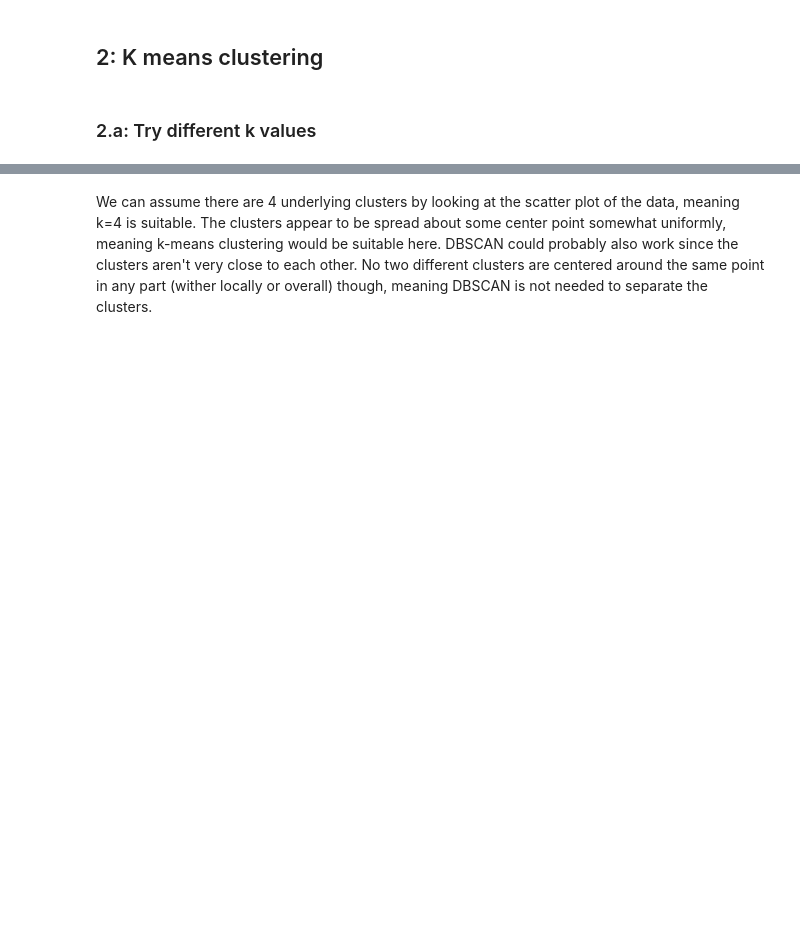
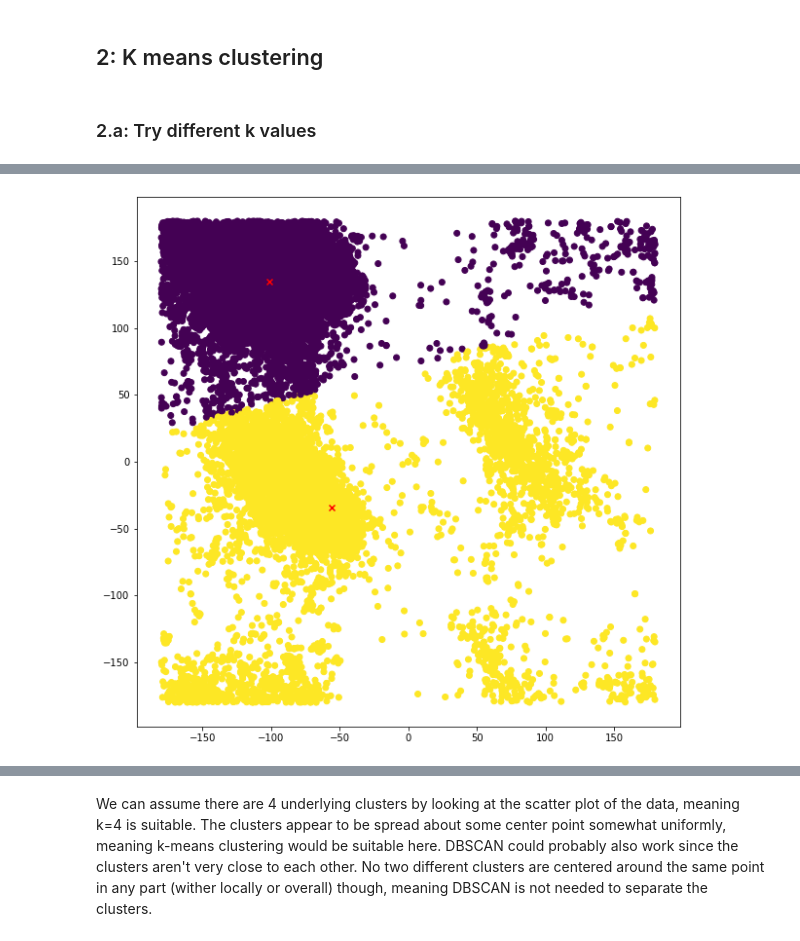
Before and after one commit to antfor/DAT405, a Jupyter notebook: assignment3/Assignment3 - Copy - Copy.ipynb, the cells around one changed output, grey strips where cells are left out. Saved outputs shown, nothing was run; the diff lists cells and outputs as text; code cells hidden in the pictures; blank space fills up the shorter version.

```diff
--- a/assignment3/Assignment3 - Copy - Copy.ipynb
+++ b/assignment3/Assignment3 - Copy - Copy.ipynb
@@ -77,5 +79,7 @@ def drawClusters(k): # k = # clusters
 # %%
 # k = 2
-#drawClusters(2)
+drawClusters(2)
+# %% [output]
+[figure, added]
 # %%
 # k = 3
```
Also changed, not shown: parts of 15 cells of this notebook.
